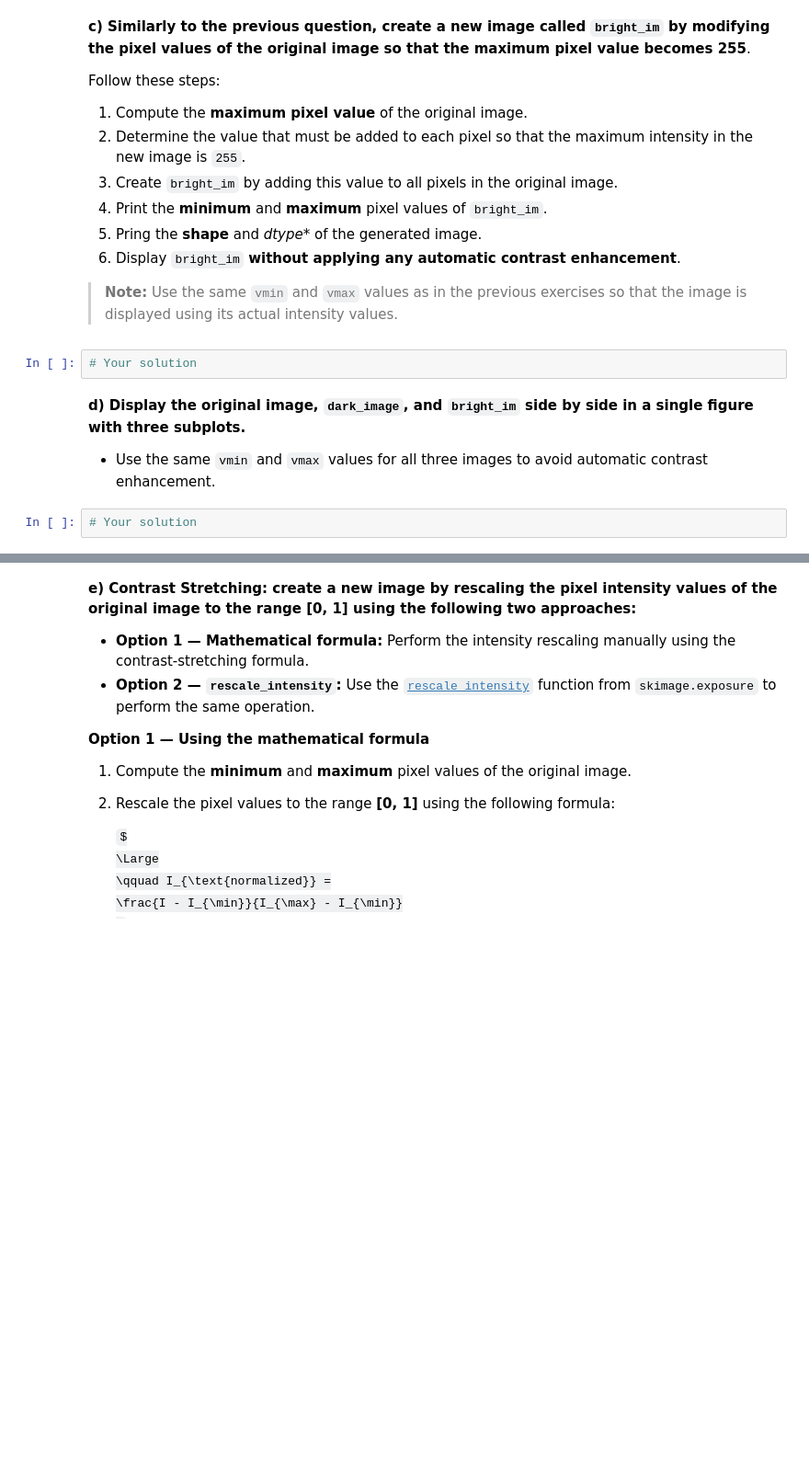
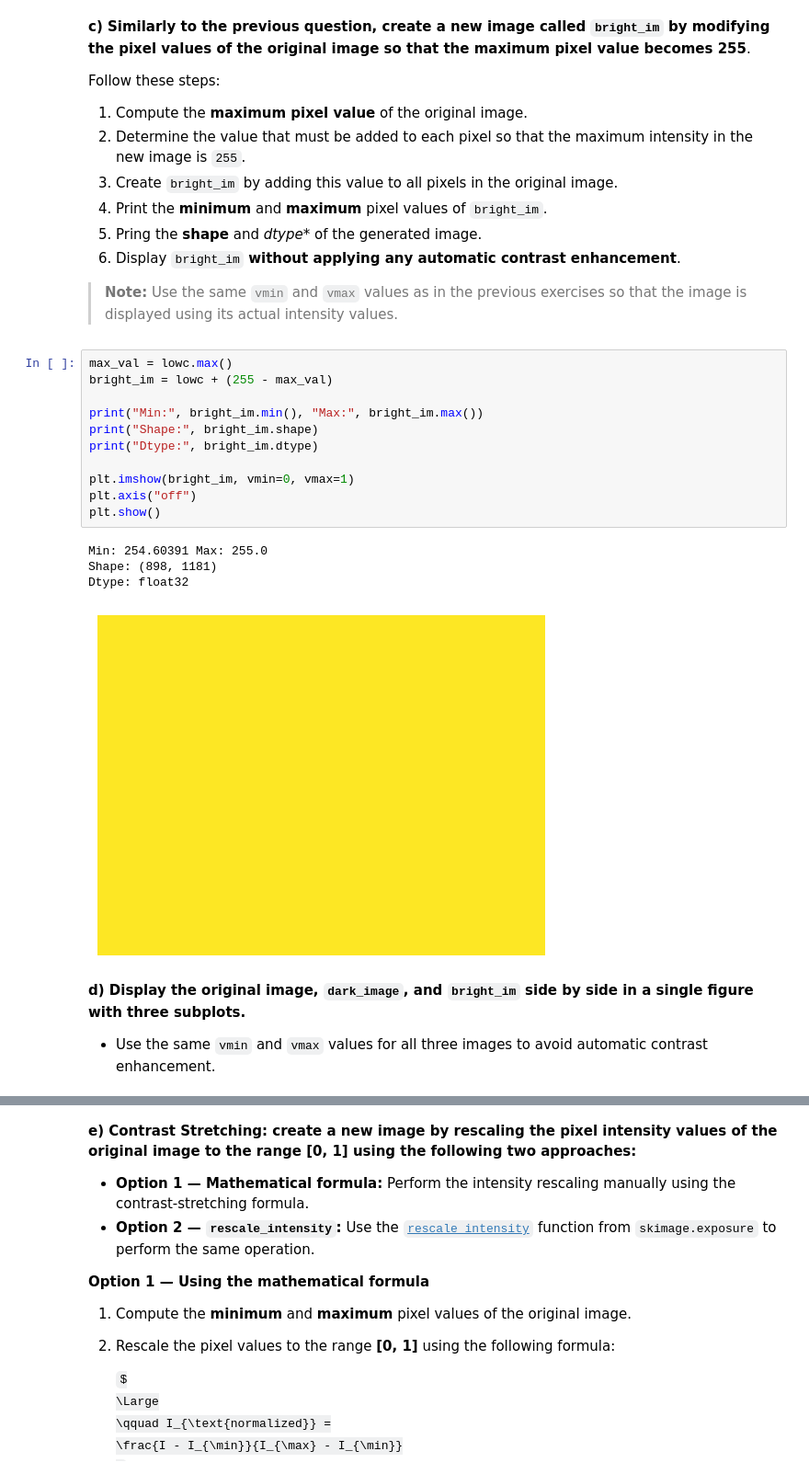
Before and after one commit to TonMartin777/Artificial-Vision, a Jupyter notebook: p1_material/2026_ComputerVision_P1_Ton.ipynb, the cells around one changed output, grey strips where cells are left out. Shown at 92% size. Drawn from its saved outputs; the diff is of its cells as text; some formulas as TeX source; blank space fills up the shorter version.

```diff
--- a/p1_material/2026_ComputerVision_P1_Ton.ipynb
+++ b/p1_material/2026_ComputerVision_P1_Ton.ipynb
@@ -467,10 +494,22 @@ Follow these steps:
 6. Display `bright_im` **without applying any automatic contrast enhancement**.
 
 > **Note:** Use the same `vmin` and `vmax` values as in the previous exercises so that the image is displayed using its actual intensity values.
-# %%
-# Your solution
+# %%
+max_val = lowc.max()
+bright_im = lowc + (255 - max_val)
+
+print("Min:", bright_im.min(), "Max:", bright_im.max())
+print("Shape:", bright_im.shape)
+print("Dtype:", bright_im.dtype)
+
+plt.imshow(bright_im, vmin=0, vmax=1)
+plt.axis("off")
+plt.show()
+# %% [output]
+Min: 254.60391 Max: 255.0
+Shape: (898, 1181)
+Dtype: float32
+[figure, added]
 # %% [markdown]
 **d) Display the original image, `dark_image`, and `bright_im` side by side in a single figure with three subplots.**
 - Use the same `vmin` and `vmax` values for all three images to avoid automatic contrast enhancement.
-# %%
-# Your solution
```
Also changed, not shown: parts of 9 cells of this notebook.
